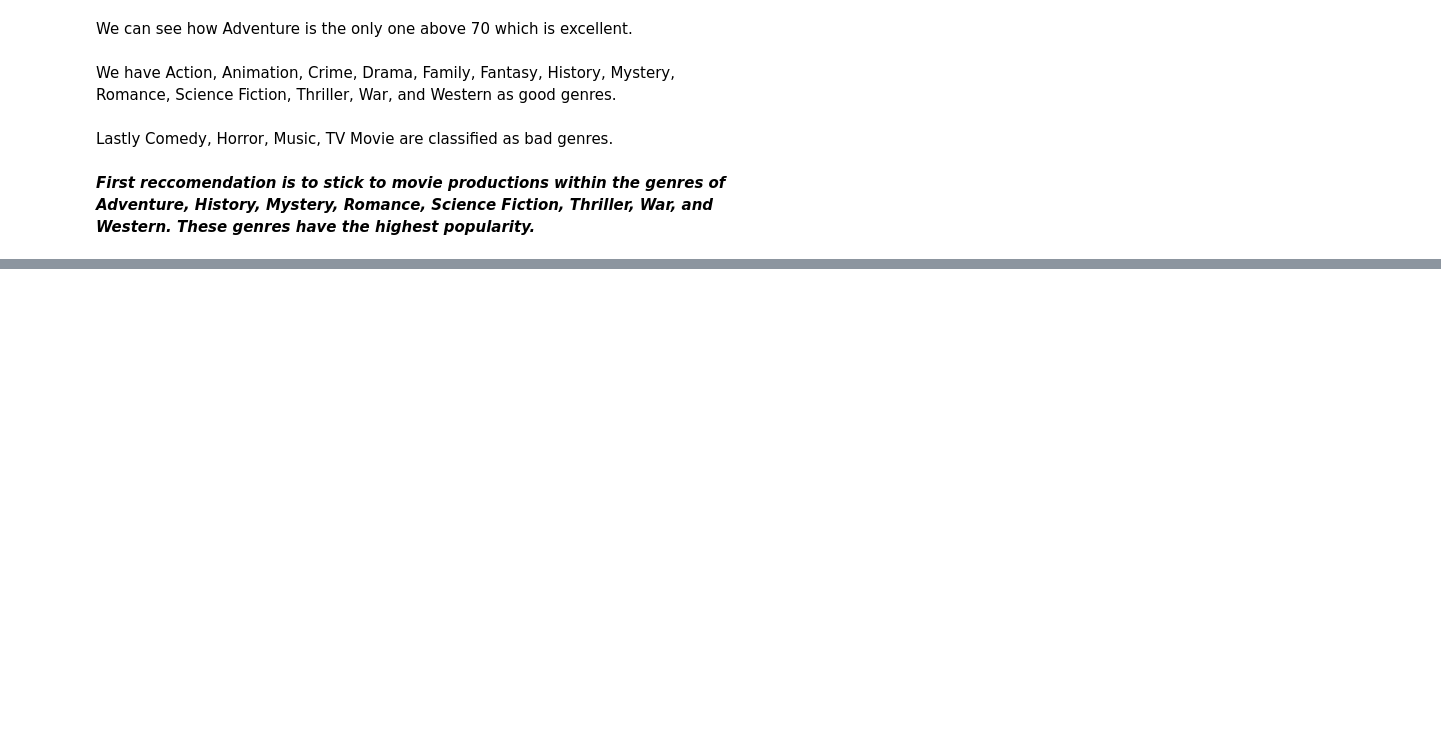
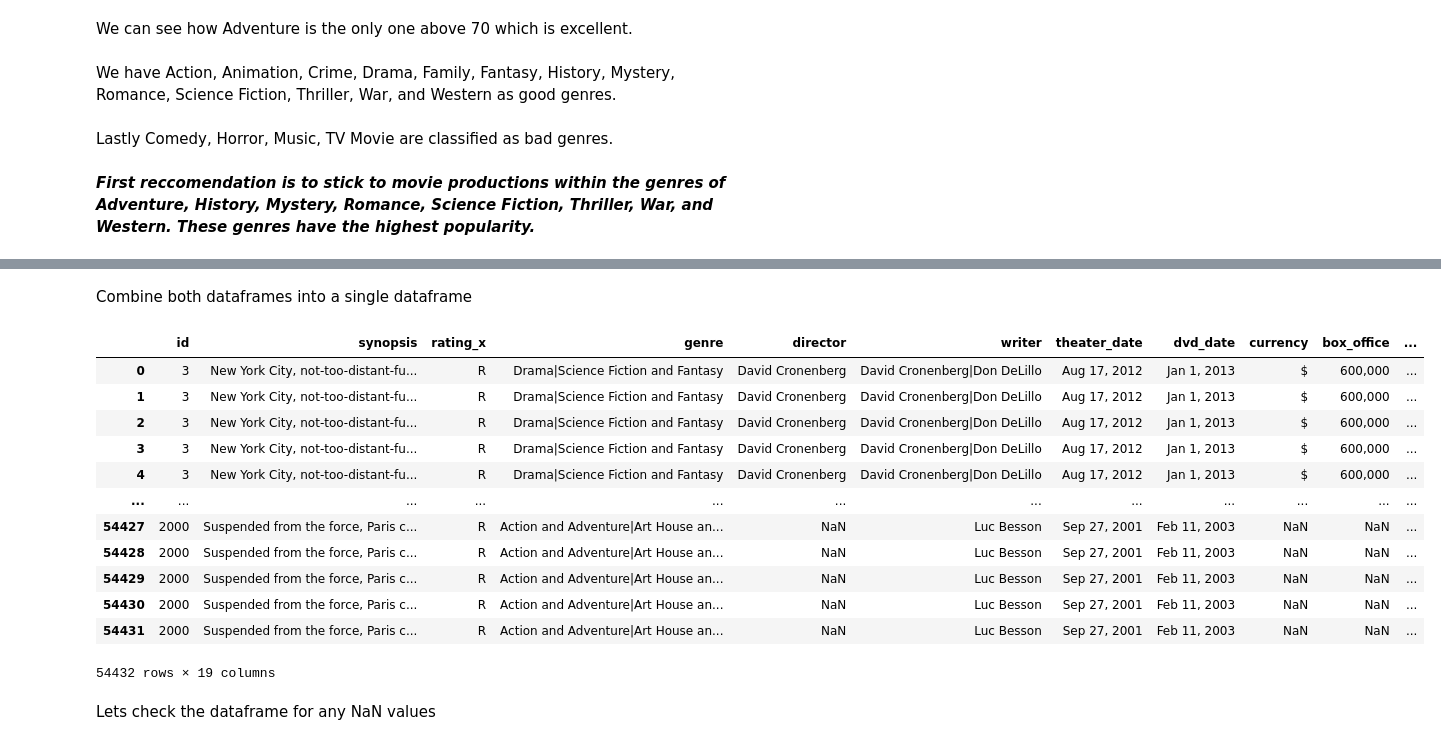
Before and after one commit to CrisThatOneCris/dsc-phase-1-project-v2-4, a Jupyter notebook: exploratory.ipynb, the cells around one changed output, grey strips where cells are left out. Drawn from its saved outputs; the diff is of its cells as text; code cells hidden in the pictures; blank space fills up the shorter version.

```diff
--- a/exploratory.ipynb
+++ b/exploratory.ipynb
@@ -234,0 +296,3 @@ Lastly Comedy, Horror, Music, TV Movie are classified as bad genres.
+# %%
+rt_reviews_df = pd.read_csv("zippedData/rt.reviews.tsv.gz", delimiter='\t', encoding='latin1')
+rt_reviews_df
@@ -234,0 +313,22 @@ Lastly Comedy, Horror, Music, TV Movie are classified as bad genres.
+# %% [markdown]
+Combine both dataframes into a single dataframe
+# %%
+# Create a merged df where the reviews are grouped with the correct movie id
+merged_rt_df = rt_movie_info_df.merge(rt_reviews_df, on='id')
+merged_rt_df
+# %% [output]
+|  | id | synopsis | rating_x | genre | director | writer | theater_date | dvd_date | currency | box_office | ... |
+| 0 | 3 | New York City, not-too-distant-fu... | R | Drama|Science Fiction and Fantasy | David Cronenberg | David Cronenberg|Don DeLillo | Aug 17, 2012 | Jan 1, 2013 | $ | 600,000 | ... |
+| 1 | 3 | New York City, not-too-distant-fu... | R | Drama|Science Fiction and Fantasy | David Cronenberg | David Cronenberg|Don DeLillo | Aug 17, 2012 | Jan 1, 2013 | $ | 600,000 | ... |
+| 2 | 3 | New York City, not-too-distant-fu... | R | Drama|Science Fiction and Fantasy | David Cronenberg | David Cronenberg|Don DeLillo | Aug 17, 2012 | Jan 1, 2013 | $ | 600,000 | ... |
+| 3 | 3 | New York City, not-too-distant-fu... | R | Drama|Science Fiction and Fantasy | David Cronenberg | David Cronenberg|Don DeLillo | Aug 17, 2012 | Jan 1, 2013 | $ | 600,000 | ... |
+| 4 | 3 | New York City, not-too-distant-fu... | R | Drama|Science Fiction and Fantasy | David Cronenberg | David Cronenberg|Don DeLillo | Aug 17, 2012 | Jan 1, 2013 | $ | 600,000 | ... |
+| ... | ... | ... | ... | ... | ... | ... | ... | ... | ... | ... | ... |
+| 54427 | 2000 | Suspended from the force, Paris c... | R | Action and Adventure|Art House an... | NaN | Luc Besson | Sep 27, 2001 | Feb 11, 2003 | NaN | NaN | ... |
+| 54428 | 2000 | Suspended from the force, Paris c... | R | Action and Adventure|Art House an... | NaN | Luc Besson | Sep 27, 2001 | Feb 11, 2003 | NaN | NaN | ... |
+| 54429 | 2000 | Suspended from the force, Paris c... | R | Action and Adventure|Art House an... | NaN | Luc Besson | Sep 27, 2001 | Feb 11, 2003 | NaN | NaN | ... |
+| 54430 | 2000 | Suspended from the force, Paris c... | R | Action and Adventure|Art House an... | NaN | Luc Besson | Sep 27, 2001 | Feb 11, 2003 | NaN | NaN | ... |
+| 54431 | 2000 | Suspended from the force, Paris c... | R | Action and Adventure|Art House an... | NaN | Luc Besson | Sep 27, 2001 | Feb 11, 2003 | NaN | NaN | ... |
+54432 rows × 19 columns
+# %% [markdown]
+Lets check the dataframe for any NaN values
```
Also changed, not shown: parts of 19 cells of this notebook.
